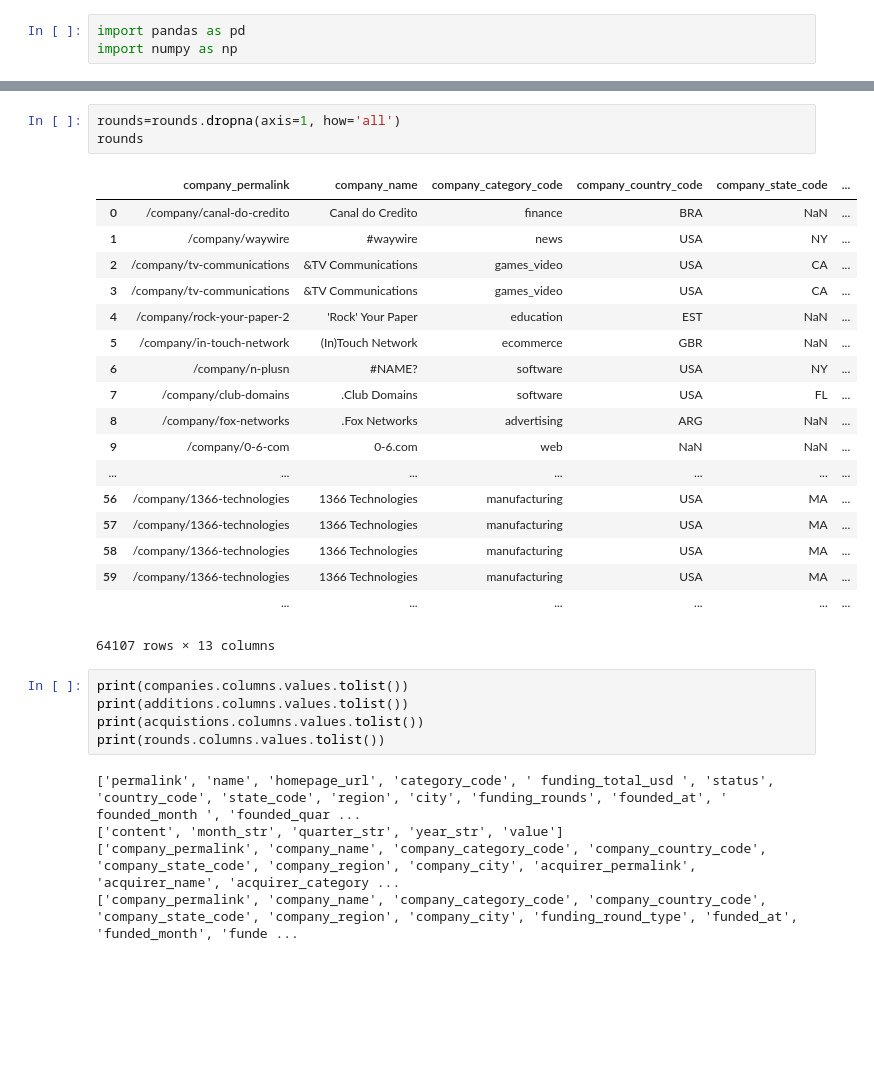
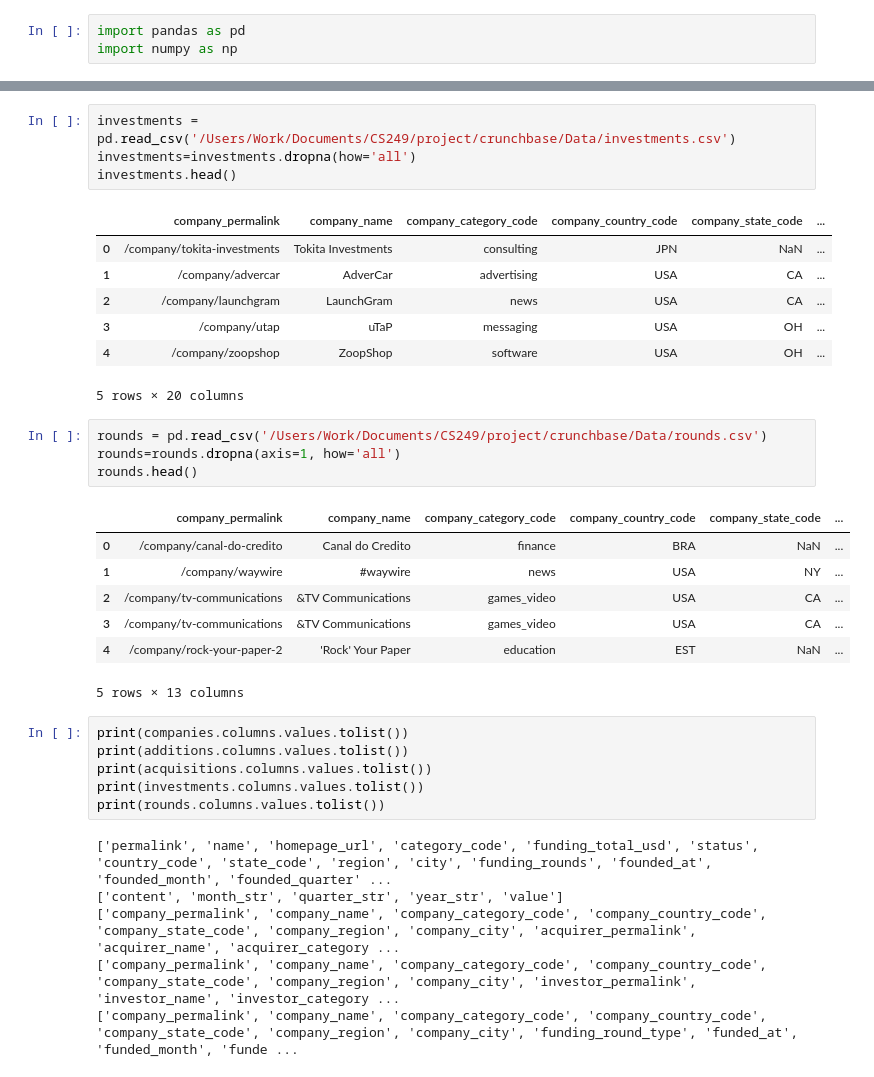
Before and after one commit to shivinkapur/crunchbase, a Jupyter notebook: 249_project.ipynb, the cells around one changed output, grey strips where cells are left out. Drawn from its saved outputs; the diff is of its cells as text; blank space fills up the shorter version.

Commit message:
changes CSV files and read code

```diff
--- a/249_project.ipynb
+++ b/249_project.ipynb
@@ -96,32 +79,36 @@ investments
+# %%
+investments = pd.read_csv('/Users/Work/Documents/CS249/project/crunchbase/Data/investments.csv')
+investments=investments.dropna(how='all')
+investments.head()
+# %% [output]
+|  | company_permalink | company_name | company_category_code | company_country_code | company_state_code | ... |
+| 0 | /company/tokita-investments | Tokita Investments | consulting | JPN | NaN | ... |
+| 1 | /company/advercar | AdverCar | advertising | USA | CA | ... |
+| 2 | /company/launchgram | LaunchGram | news | USA | CA | ... |
+| 3 | /company/utap | uTaP | messaging | USA | OH | ... |
+| 4 | /company/zoopshop | ZoopShop | software | USA | OH | ... |
+5 rows × 20 columns
 # %%
+rounds = pd.read_csv('/Users/Work/Documents/CS249/project/crunchbase/Data/rounds.csv')
 rounds=rounds.dropna(axis=1, how='all')
-rounds
+rounds.head()
 # %% [output]
 |  | company_permalink | company_name | company_category_code | company_country_code | company_state_code | ... |
 | 0 | /company/canal-do-credito | Canal do Credito | finance | BRA | NaN | ... |
 | 1 | /company/waywire | #waywire | news | USA | NY | ... |
 | 2 | /company/tv-communications | &TV Communications | games_video | USA | CA | ... |
 | 3 | /company/tv-communications | &TV Communications | games_video | USA | CA | ... |
 | 4 | /company/rock-your-paper-2 | 'Rock' Your Paper | education | EST | NaN | ... |
-| 5 | /company/in-touch-network | (In)Touch Network | ecommerce | GBR | NaN | ... |
-| 6 | /company/n-plusn | #NAME? | software | USA | NY | ... |
-| 7 | /company/club-domains | .Club Domains | software | USA | FL | ... |
-| 8 | /company/fox-networks | .Fox Networks | advertising | ARG | NaN | ... |
-| 9 | /company/0-6-com | 0-6.com | web | NaN | NaN | ... |
-| ... | ... | ... | ... | ... | ... | ... |
-| 56 | /company/1366-technologies | 1366 Technologies | manufacturing | USA | MA | ... |
-| 57 | /company/1366-technologies | 1366 Technologies | manufacturing | USA | MA | ... |
-| 58 | /company/1366-technologies | 1366 Technologies | manufacturing | USA | MA | ... |
-| 59 | /company/1366-technologies | 1366 Technologies | manufacturing | USA | MA | ... |
-|  | ... | ... | ... | ... | ... | ... |
-64107 rows × 13 columns
+5 rows × 13 columns
 # %%
 print(companies.columns.values.tolist())
 print(additions.columns.values.tolist())
-print(acquistions.columns.values.tolist())
+print(acquisitions.columns.values.tolist())
+print(investments.columns.values.tolist())
 print(rounds.columns.values.tolist())
 # %% [output]
-['permalink', 'name', 'homepage_url', 'category_code', ' funding_total_usd ', 'status', 'country_code', 'state_code', 'region', 'city', 'funding_rounds', 'founded_at', ' founded_month ', 'founded_quar ...
+['permalink', 'name', 'homepage_url', 'category_code', 'funding_total_usd', 'status', 'country_code', 'state_code', 'region', 'city', 'funding_rounds', 'founded_at', 'founded_month', 'founded_quarter' ...
 ['content', 'month_str', 'quarter_str', 'year_str', 'value']
 ['company_permalink', 'company_name', 'company_category_code', 'company_country_code', 'company_state_code', 'company_region', 'company_city', 'acquirer_permalink', 'acquirer_name', 'acquirer_category ...
+['company_permalink', 'company_name', 'company_category_code', 'company_country_code', 'company_state_code', 'company_region', 'company_city', 'investor_permalink', 'investor_name', 'investor_category ...
 ['company_permalink', 'company_name', 'company_category_code', 'company_country_code', 'company_state_code', 'company_region', 'company_city', 'funding_round_type', 'funded_at', 'funded_month', 'funde ...
```
Also changed, not shown: parts of 10 cells of this notebook, 1 other file.
